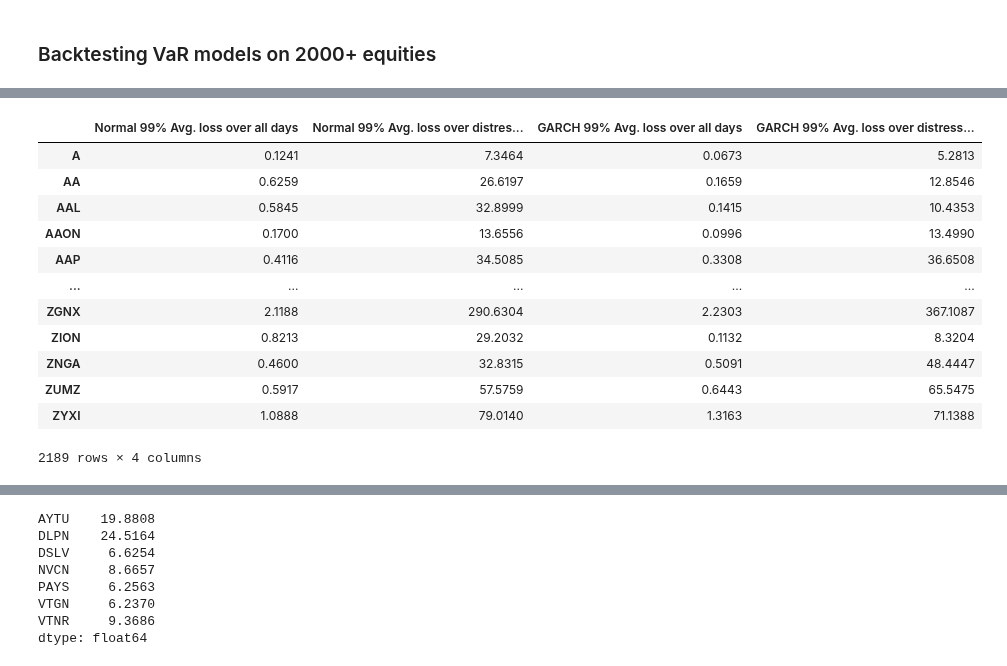
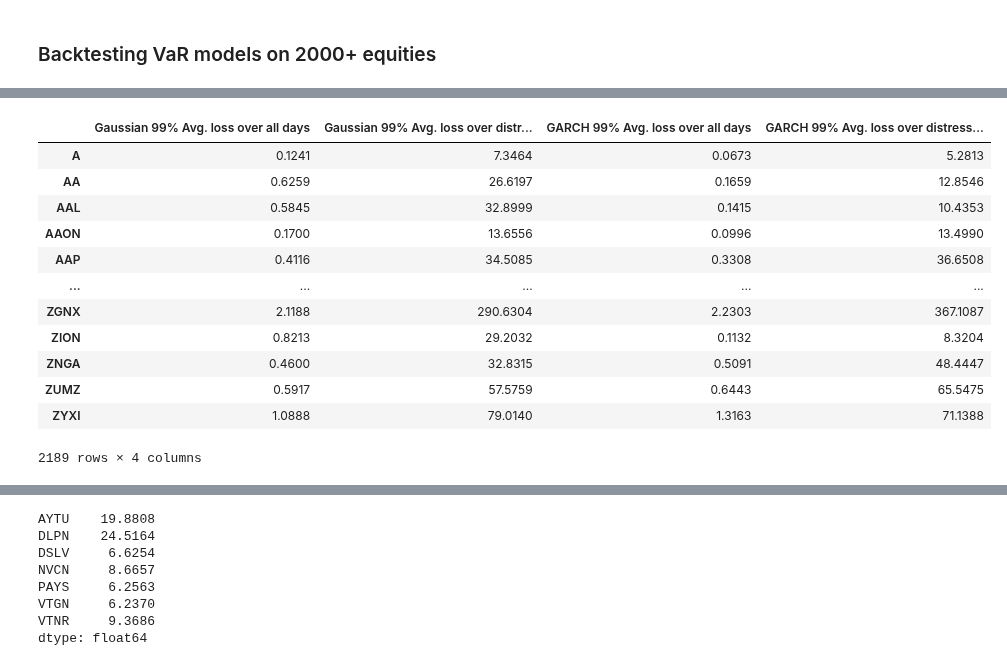
Before and after one commit to EdgyPanda/Python-Projects, a Jupyter notebook: VaR-Investigation/VaR Investigation.ipynb, the cells around one changed output, grey strips where cells are left out. Drawn from its saved outputs; the diff is of its cells as text; code cells hidden in the pictures.

```diff
--- a/VaR-Investigation/VaR Investigation.ipynb
+++ b/VaR-Investigation/VaR Investigation.ipynb
@@ -627,14 +641,14 @@ plt.show()
 # %%
 DistressedDays_GARCH99 = [Large_VaRViolations_Garch99_DF.loc[(Large_VaRViolations_Garch99_DF.loc[:, name] > 0), name].mean() for name in names]
 DistressedDays_Normal99 = [Large_VaRViolations_Normal99_DF.loc[(Large_VaRViolations_Normal99_DF.loc[:, name] > 0), name].mean() for name in names]
 
 table = pd.concat([Large_Normal99_DF_SummaryStatistics.loc['mean',:], pd.DataFrame(DistressedDays_Normal99, index = names), Large_Garch99_SummaryStatistics.loc['mean', :],
 pd.DataFrame(DistressedDays_GARCH99, index = names)], axis = 1)
 
-table.columns = ["Normal 99% Avg. loss over all days", "Normal 99% Avg. loss over distressed days", "GARCH 99% Avg. loss over all days", "GARCH 99% Avg. loss over distressed days"]
+table.columns = ["Gaussian 99% Avg. loss over all days", "Gaussian 99% Avg. loss over distressed days", "GARCH 99% Avg. loss over all days", "GARCH 99% Avg. loss over distressed days"]
 table
 # %% [output]
-|  | Normal 99% Avg. loss over all days | Normal 99% Avg. loss over distres... | GARCH 99% Avg. loss over all days | GARCH 99% Avg. loss over distress... |
+|  | Gaussian 99% Avg. loss over all days | Gaussian 99% Avg. loss over distr... | GARCH 99% Avg. loss over all days | GARCH 99% Avg. loss over distress... |
 | A | 0.1241 | 7.3464 | 0.0673 | 5.2813 |
 | AA | 0.6259 | 26.6197 | 0.1659 | 12.8546 |
 | AAL | 0.5845 | 32.8999 | 0.1415 | 10.4353 |
```
Also changed, not shown: parts of 27 cells of this notebook.
